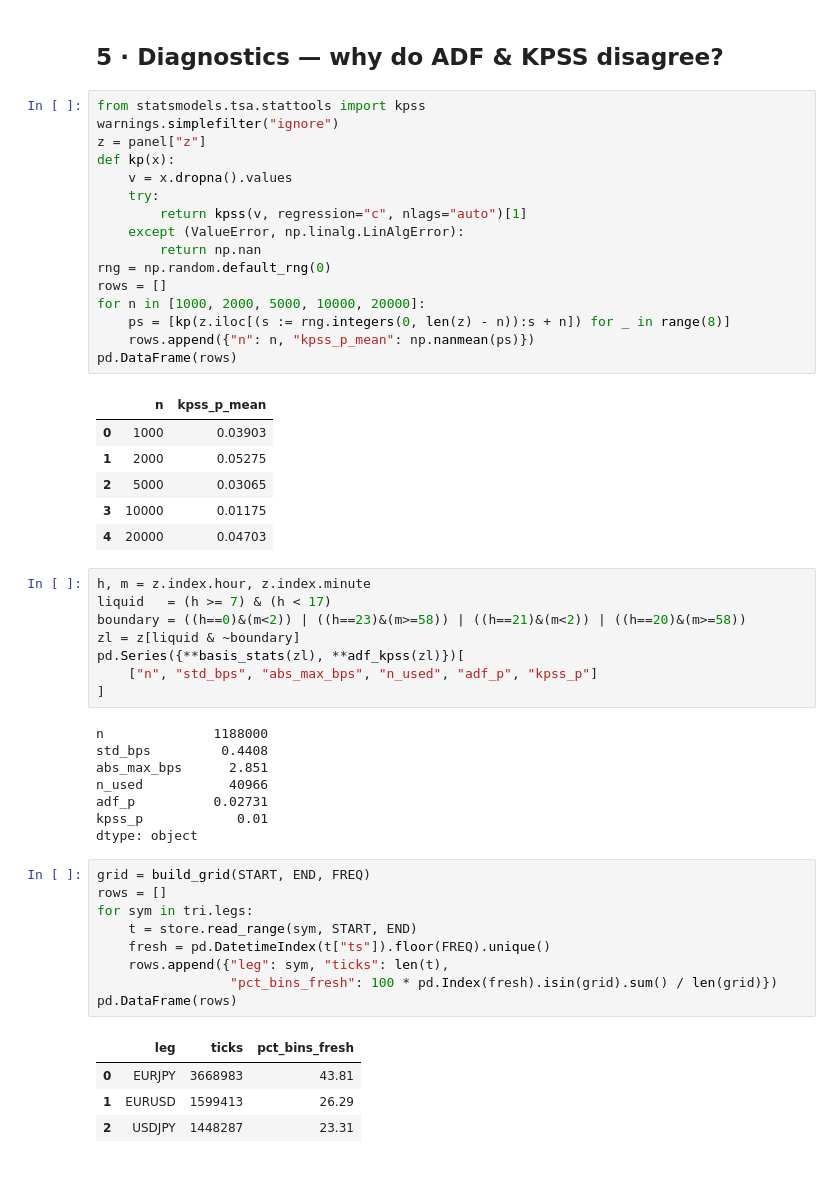
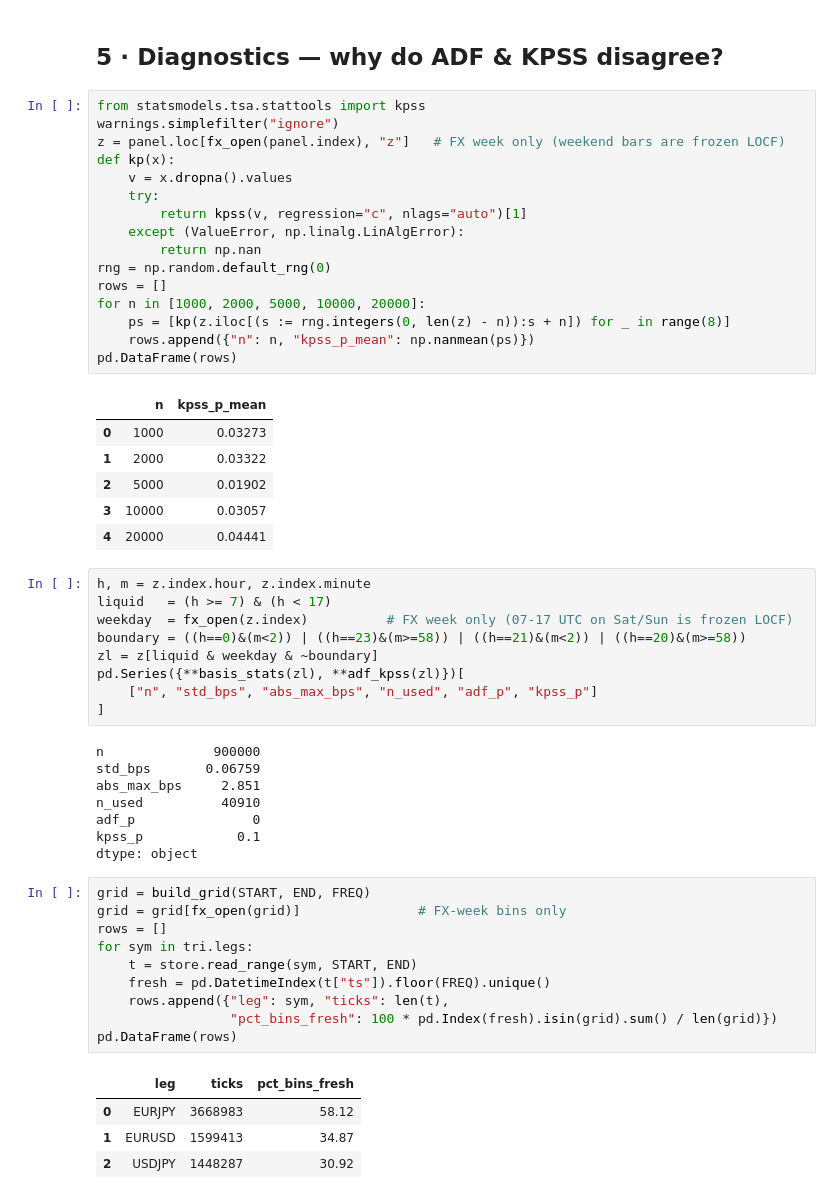
Before and after one commit to Panchetti/FX-Triangle-Discovery, a Jupyter notebook: notebooks/01_data_and_basis.ipynb, the cells around one changed output. Drawn from its saved outputs; the diff is of its cells as text.

```diff
--- a/notebooks/01_data_and_basis.ipynb
+++ b/notebooks/01_data_and_basis.ipynb
@@ -104,44 +106,46 @@ fig
 # %%
 from statsmodels.tsa.stattools import kpss
 warnings.simplefilter("ignore")
-z = panel["z"]
+z = panel.loc[fx_open(panel.index), "z"]   # FX week only (weekend bars are frozen LOCF)
 def kp(x):
     v = x.dropna().values
     try:
         return kpss(v, regression="c", nlags="auto")[1]
     except (ValueError, np.linalg.LinAlgError):
         return np.nan
 rng = np.random.default_rng(0)
 rows = []
 for n in [1000, 2000, 5000, 10000, 20000]:
     ps = [kp(z.iloc[(s := rng.integers(0, len(z) - n)):s + n]) for _ in range(8)]
     rows.append({"n": n, "kpss_p_mean": np.nanmean(ps)})
 pd.DataFrame(rows)
 # %% [output]
 |  | n | kpss_p_mean |
-| 0 | 1000 | 0.03903 |
-| 1 | 2000 | 0.05275 |
-| 2 | 5000 | 0.03065 |
-| 3 | 10000 | 0.01175 |
-| 4 | 20000 | 0.04703 |
+| 0 | 1000 | 0.03273 |
+| 1 | 2000 | 0.03322 |
+| 2 | 5000 | 0.01902 |
+| 3 | 10000 | 0.03057 |
+| 4 | 20000 | 0.04441 |
 # %%
 h, m = z.index.hour, z.index.minute
 liquid   = (h >= 7) & (h < 17)
+weekday  = fx_open(z.index)          # FX week only (07-17 UTC on Sat/Sun is frozen LOCF)
 boundary = ((h==0)&(m<2)) | ((h==23)&(m>=58)) | ((h==21)&(m<2)) | ((h==20)&(m>=58))
-zl = z[liquid & ~boundary]
+zl = z[liquid & weekday & ~boundary]
 pd.Series({**basis_stats(zl), **adf_kpss(zl)})[
     ["n", "std_bps", "abs_max_bps", "n_used", "adf_p", "kpss_p"]
 ]
 # %% [output]
-n              1188000
-std_bps         0.4408
-abs_max_bps      2.851
-n_used           40966
-adf_p          0.02731
-kpss_p            0.01
+n              900000
+std_bps       0.06759
+abs_max_bps     2.851
+n_used          40910
+adf_p               0
+kpss_p            0.1
 dtype: object
 # %%
 grid = build_grid(START, END, FREQ)
+grid = grid[fx_open(grid)]               # FX-week bins only
 rows = []
 for sym in tri.legs:
     t = store.read_range(sym, START, END)
@@ -151,9 +155,9 @@ for sym in tri.legs:
 pd.DataFrame(rows)
 # %% [output]
 |  | leg | ticks | pct_bins_fresh |
-| 0 | EURJPY | 3668983 | 43.81 |
-| 1 | EURUSD | 1599413 | 26.29 |
-| 2 | USDJPY | 1448287 | 23.31 |
+| 0 | EURJPY | 3668983 | 58.12 |
+| 1 | EURUSD | 1599413 | 34.87 |
+| 2 | USDJPY | 1448287 | 30.92 |
 # %% [markdown]
 ## Takeaway
 
```
Also changed, not shown: parts of 3 cells of this notebook, 40 other files.
